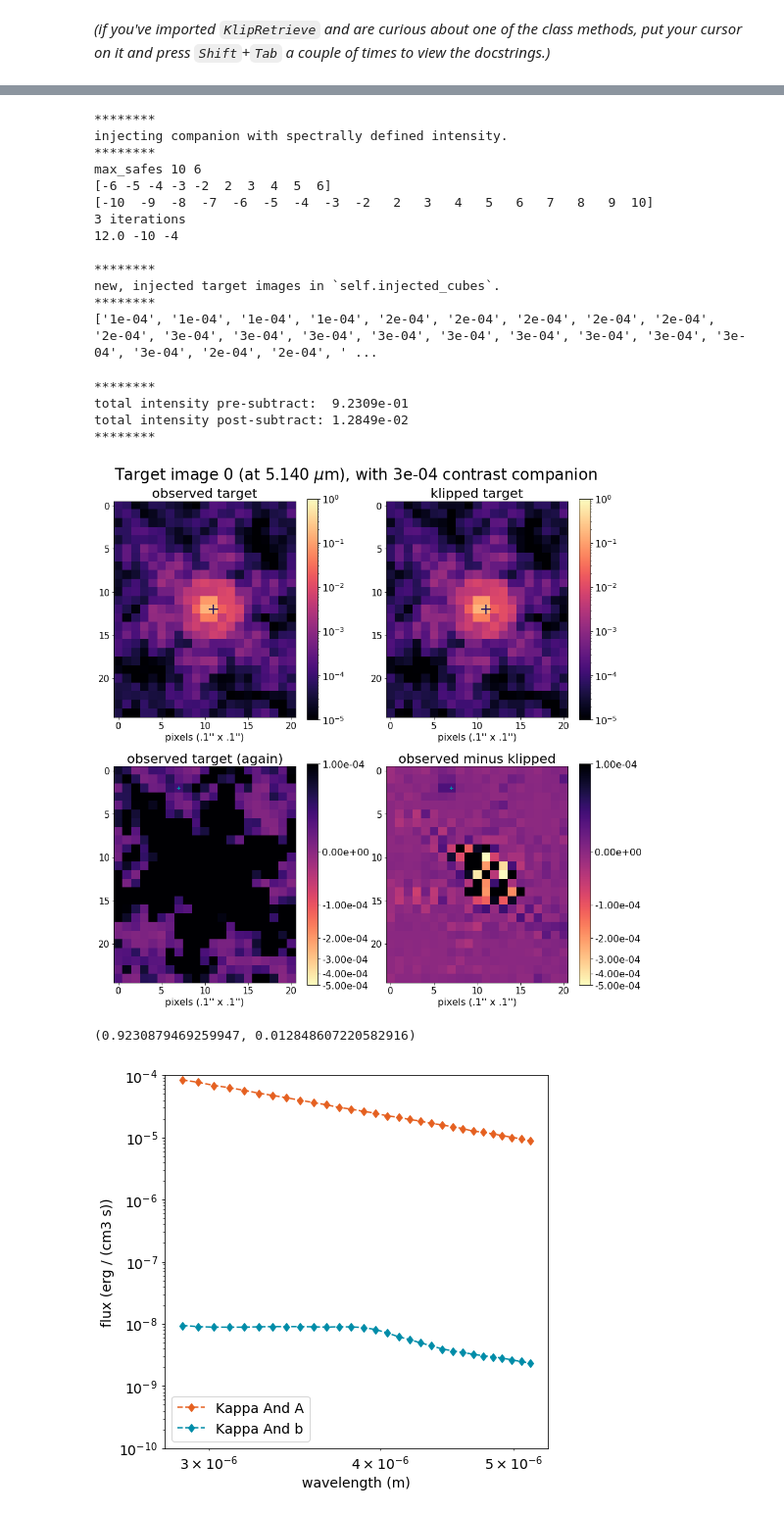
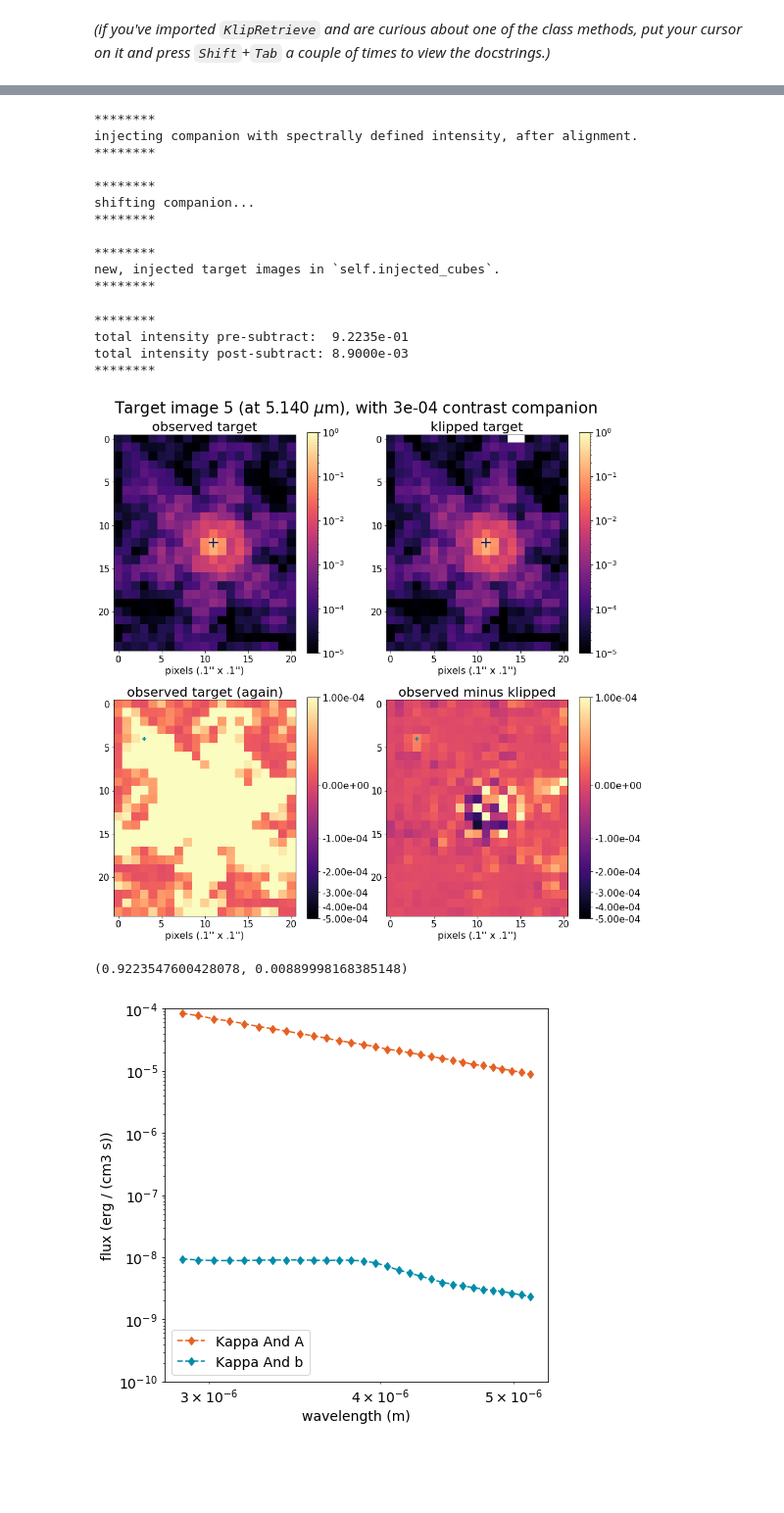
Before and after one commit to ojustino/subtract_psf, a Jupyter notebook: inject_kappa_and.ipynb, the cells around one changed output, grey strips where cells are left out. Shown at 98% size. Saved outputs shown, nothing was run; the diff lists cells and outputs as text; code cells hidden in the pictures; blank space fills up the shorter version.

Commit message:
Updated inject_kappa_and.ipynb and pointing plots

```diff
--- a/inject_kappa_and.ipynb
+++ b/inject_kappa_and.ipynb
@@ -177,35 +179,35 @@ max_safes 10 6
 # %%
 # inject a companion, scaling its flux density according to tables' spectral data
-_, star_fluxes, comp_fluxes = kr.inject_companion(star_spectrum=new_star, comp_spectrum=new_comp,
-                                                  separation=sep_arc, position_angle=np.pi/8)
+_, star_fluxes, comp_fluxes = kr.inject_companion(kr.stackable_cubes,
+                                                  star_spectrum=new_star, comp_spectrum=new_comp,
+                                                  separation=sep_arc, position_angle=3*np.pi/4,
+                                                  return_fluxes=True)
 
 # convert returned flux density arrays from Janskys to units from first section
 star_fluxes = star_fluxes.to(flux_units, u.spectral_density(kr.wvlnths * u.m))
 comp_fluxes = comp_fluxes.to(flux_units, u.spectral_density(kr.wvlnths * u.m))
 # %% [output]
 ********
-injecting companion with spectrally defined intensity.
+injecting companion with spectrally defined intensity, after alignment.
 ********
-max_safes 10 6
-[-6 -5 -4 -3 -2  2  3  4  5  6]
-[-10  -9  -8  -7  -6  -5  -4  -3  -2   2   3   4   5   6   7   8   9  10]
-3 iterations
-12.0 -10 -4
+
+********
+shifting companion...
+********
 
 ********
 new, injected target images in `self.injected_cubes`.
 ********
-['1e-04', '1e-04', '1e-04', '1e-04', '2e-04', '2e-04', '2e-04', '2e-04', '2e-04', '2e-04', '3e-04', '3e-04', '3e-04', '3e-04', '3e-04', '3e-04', '3e-04', '3e-04', '3e-04', '3e-04', '2e-04', '2e-04', ' ...
 # %%
 # examine pre and post-subtraction versions of one slice of one injected image
-kr.plot_subtraction(companion=True, target_image=0, wv_slice=-1)
+kr.plot_subtraction(companion=True, target_image=5, wv_slice=-1)
 # %% [output]
 ********
-total intensity pre-subtract:  9.2309e-01
-total intensity post-subtract: 1.2849e-02
+total intensity pre-subtract:  9.2235e-01
+total intensity post-subtract: 8.9000e-03
 ********
-[figure, old version]
+[figure, new version]
-(0.9230879469259947, 0.012848607220582916)
+(0.9223547600428078, 0.00889998168385148)
 # %%
 # inject a random companion instead -- included for reference's sake
 #kr.inject_companion(comp_scale=2, separation=.4)
```
Also changed, not shown: parts of 3 cells of this notebook, 3 other files.
